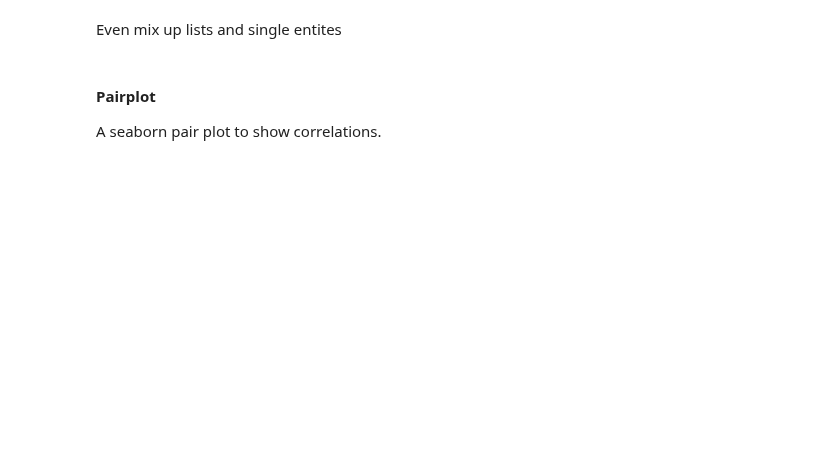
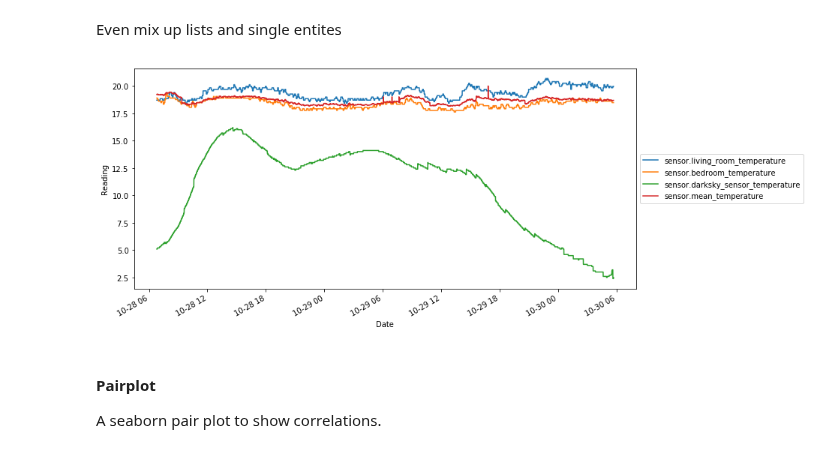
Before and after one commit to robmarkcole/HASS-data-detective, a Jupyter notebook: usage/Usage of detective.ipynb, the cells around one changed output. Saved outputs shown, nothing was run; the diff lists cells and outputs as text; code cells hidden in the pictures; blank space fills up the shorter version.

```diff
--- a/usage/Usage of detective.ipynb
+++ b/usage/Usage of detective.ipynb
@@ -206,7 +223,9 @@ sensors_num.plot(to_plot)
 # %% [markdown]
 Even mix up lists and single entites
 # %%
-sensors_num.plot(to_plot, 'sensor.mean_temperature')
+sensors_num_df.plot(to_plot, 'sensor.mean_temperature')
+# %% [output]
+[figure, added]
 # %% [markdown]
 #### Pairplot
 A seaborn pair plot to show correlations.
```
Also changed, not shown: parts of 35 cells of this notebook, 16 other files.
